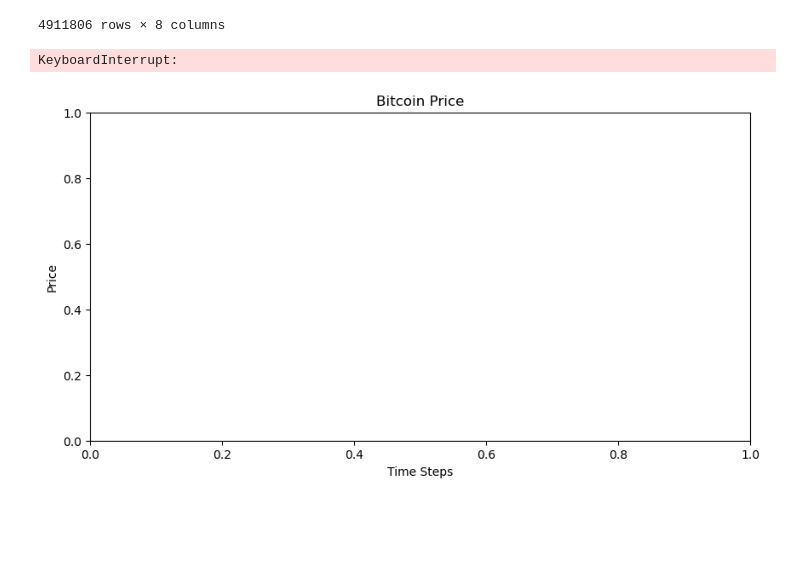
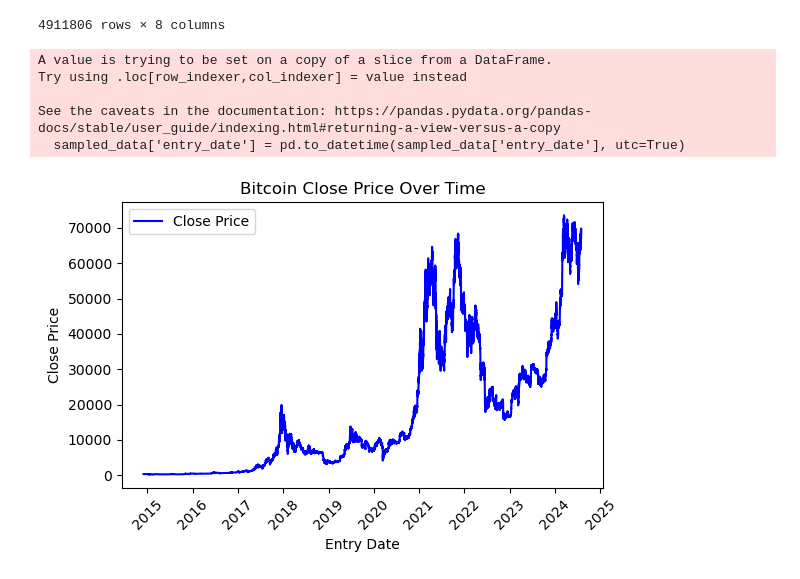
Before and after one commit to Doosheck/bitformer, a Jupyter notebook: transformer.ipynb, the cells around one changed output. Drawn from its saved outputs; the diff is of its cells as text; code cells hidden in the pictures; blank space fills up the shorter version.

```diff
--- a/transformer.ipynb
+++ b/transformer.ipynb
@@ -40,14 +41,26 @@ crypto_df = dict()
 crypto_df['bitcoin'] = bitcoin
 # %%
 close_btc = crypto_df['bitcoin'].close_price
-# %%
-# plot the data
-plt.figure(figsize=(10,5))
-plt.title('Bitcoin Price')
-plt.xlabel('Time Steps')
-plt.ylabel('Price')
-plt.plot(close_btc, label='Bitcoin')
-plt.show()
-# %% [output]
-KeyboardInterrupt:
-[figure, removed]
+# %%
+sampled_data = bitcoin.iloc[::100]
+
+# Ensure 'entry_date' is a datetime object
+sampled_data['entry_date'] = pd.to_datetime(sampled_data['entry_date'], utc=True)
+
+# Plot
+plt.figure(figsize=(6, 4))
+plt.plot(sampled_data['entry_date'], sampled_data['close_price'], label='Close Price', color='blue')
+plt.xlabel('Entry Date')
+plt.ylabel('Close Price')
+plt.title('Bitcoin Close Price Over Time')
+plt.xticks(rotation=45)  # Rotate x-axis labels for better readability
+plt.legend()
+plt.tight_layout()
+plt.show()
+# %% [output]
+A value is trying to be set on a copy of a slice from a DataFrame.
+Try using .loc[row_indexer,col_indexer] = value instead
+
+See the caveats in the documentation: https://pandas.pydata.org/pandas-docs/stable/user_guide/indexing.html#returning-a-view-versus-a-copy
+  sampled_data['entry_date'] = pd.to_datetime(sampled_data['entry_date'], utc=True)
+[figure, added]
```
Also changed, not shown: parts of 19 cells of this notebook.
